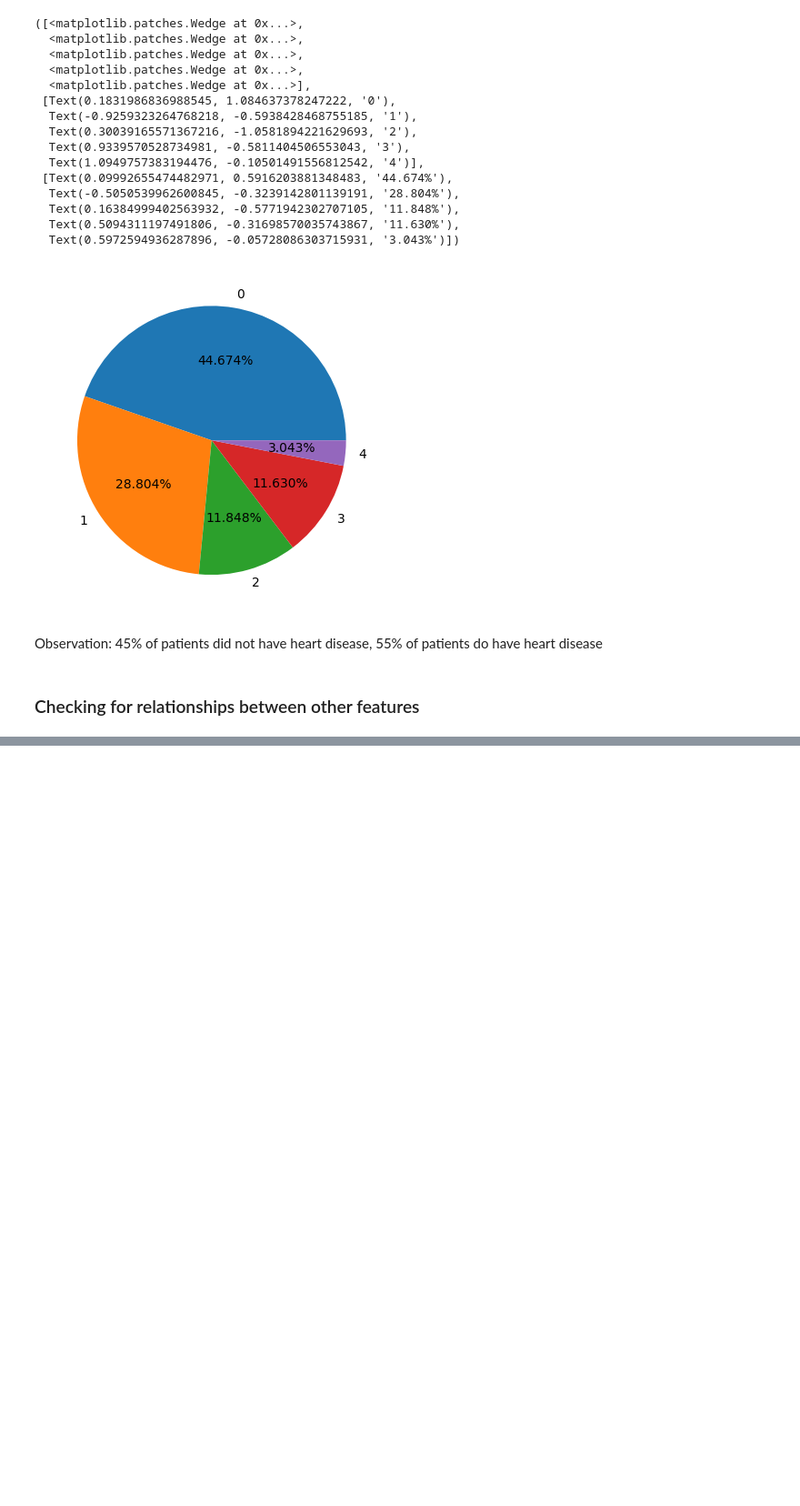
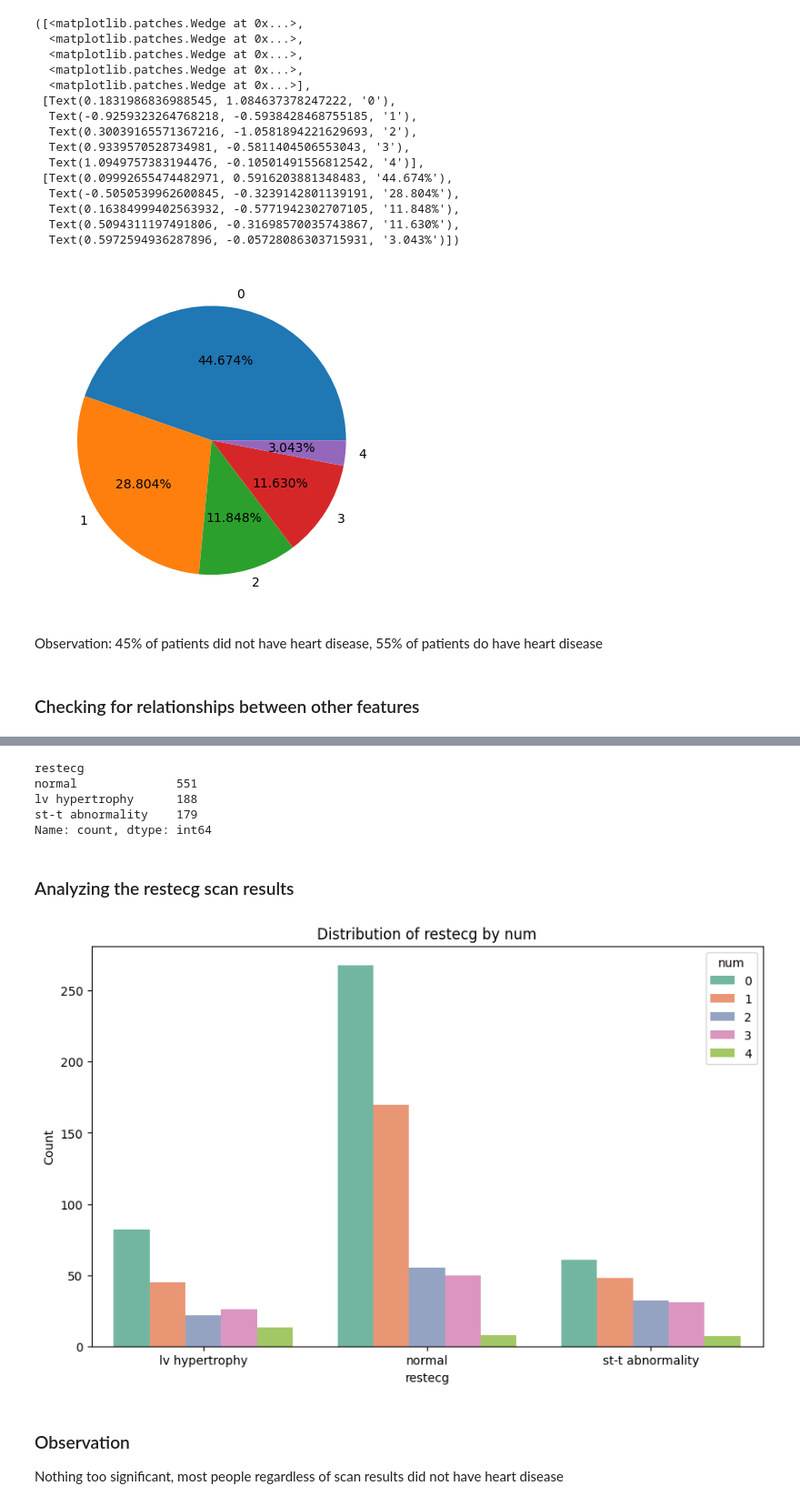
Before and after one commit to RezaP117/mlproject, a Jupyter notebook: notebook/data/eda.ipynb, the cells around one changed output, grey strips where cells are left out. Shown at 91% size. Saved outputs shown, nothing was run; the diff lists cells and outputs as text; code cells hidden in the pictures; blank space fills up the shorter version.

```diff
--- a/notebook/data/eda.ipynb
+++ b/notebook/data/eda.ipynb
@@ -232,0 +294,3 @@ Observation: 45% of patients did not have heart disease, 55% of patients do have
+# %%
+heart_disease_df["sex"] = heart_disease_df["sex"].map({"Female": 0, "Male": 1})
+heart_disease_df
@@ -232,0 +311,9 @@ Observation: 45% of patients did not have heart disease, 55% of patients do have
+# %%
+# One Hot Encoding dataset feature
+
+dummy_df = pd.get_dummies(heart_disease_df["dataset"], prefix = "dataset", drop_first = True)
+heart_disease_df.drop(columns = ["dataset"], inplace = True)
+heart_disease_df = pd.concat([heart_disease_df, dummy_df], axis = 1)
+mapping = {True : 1, False : 0}
+heart_disease_df[["dataset_Hungary", "dataset_Switzerland", "dataset_VA Long Beach"]] = heart_disease_df[["dataset_Hungary", "dataset_Switzerland", "dataset_VA Long Beach"]].applymap(lambda x: mapping.get(x, x))
+heart_disease_df
@@ -232,0 +334,5 @@ Observation: 45% of patients did not have heart disease, 55% of patients do have
+# %%
+heart_disease_df["exang"] = heart_disease_df["exang"].map({True : 1, False : 0})
+heart_disease_df["fbs"] = heart_disease_df["fbs"].map({True : 1, False : 0})
+heart_disease_df.drop(columns = ["id"], inplace = True)
+heart_disease_df
@@ -232,0 +353,9 @@ Observation: 45% of patients did not have heart disease, 55% of patients do have
+# %%
+# One Hot Encoding cp feature
+
+dummy_df = pd.get_dummies(heart_disease_df["cp"], prefix = "cp", drop_first = True)
+heart_disease_df.drop(columns = ["cp"], inplace = True)
+heart_disease_df = pd.concat([heart_disease_df, dummy_df], axis = 1)
+mapping = {True : 1, False : 0}
+heart_disease_df[["cp_atypical angina",	"cp_non-anginal", "cp_typical angina"]] = heart_disease_df[["cp_atypical angina", "cp_non-anginal",	"cp_typical angina"]].applymap(lambda x: mapping.get(x, x))
+heart_disease_df
@@ -232,0 +376,30 @@ Observation: 45% of patients did not have heart disease, 55% of patients do have
+# %%
+heart_disease_df["restecg"].value_counts()
+# %% [output]
+restecg
+normal              551
+lv hypertrophy      188
+st-t abnormality    179
+Name: count, dtype: int64
+# %% [markdown]
+### Analyzing the restecg scan results ###
+# %%
+# Create a countplot using seaborn
+plt.figure(figsize=(10, 6))  # Adjust the figure size if needed
+sns.countplot(data=heart_disease_df, x='restecg', hue='num', palette='Set2')
+
+# Customize the plot
+plt.title('Distribution of restecg by num')
+plt.xlabel('restecg')
+plt.ylabel('Count')
+
+# Show the legend (optional)
+plt.legend(title='num', labels=['0', '1', '2', '3', '4'], loc='upper right')
+
+# Show the plot
+plt.show()
+# %% [output]
+[figure, added]
+# %% [markdown]
+### Observation ###
+Nothing too significant, most people regardless of scan results did not have heart disease
```
Also changed, not shown: parts of 12 cells of this notebook.
